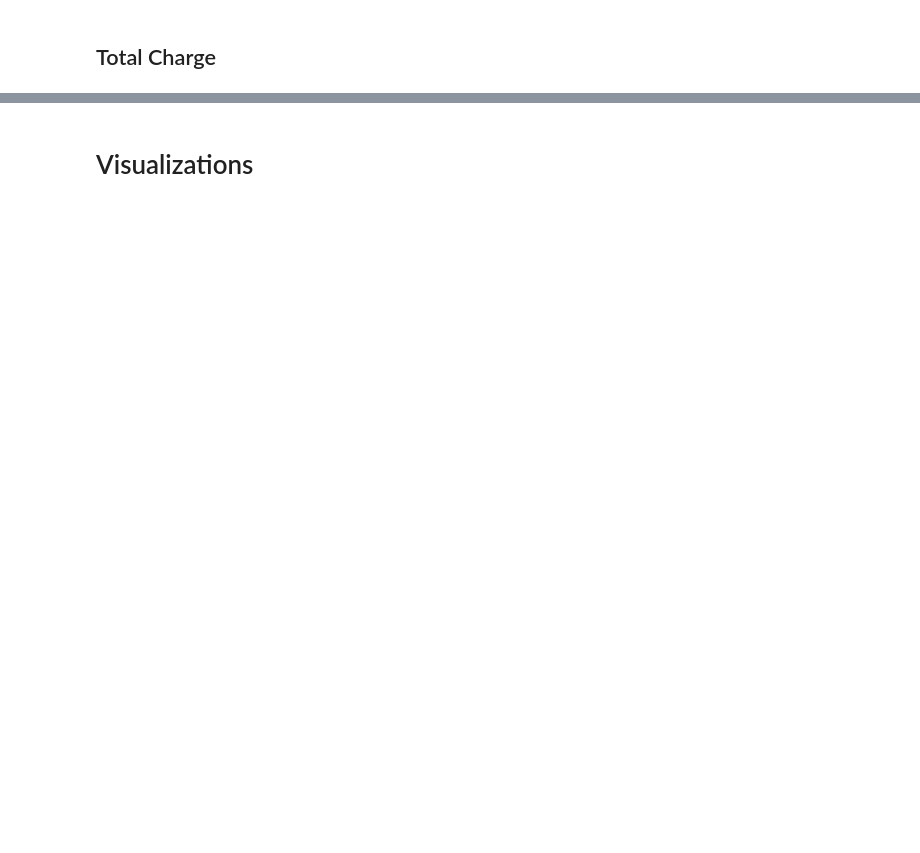
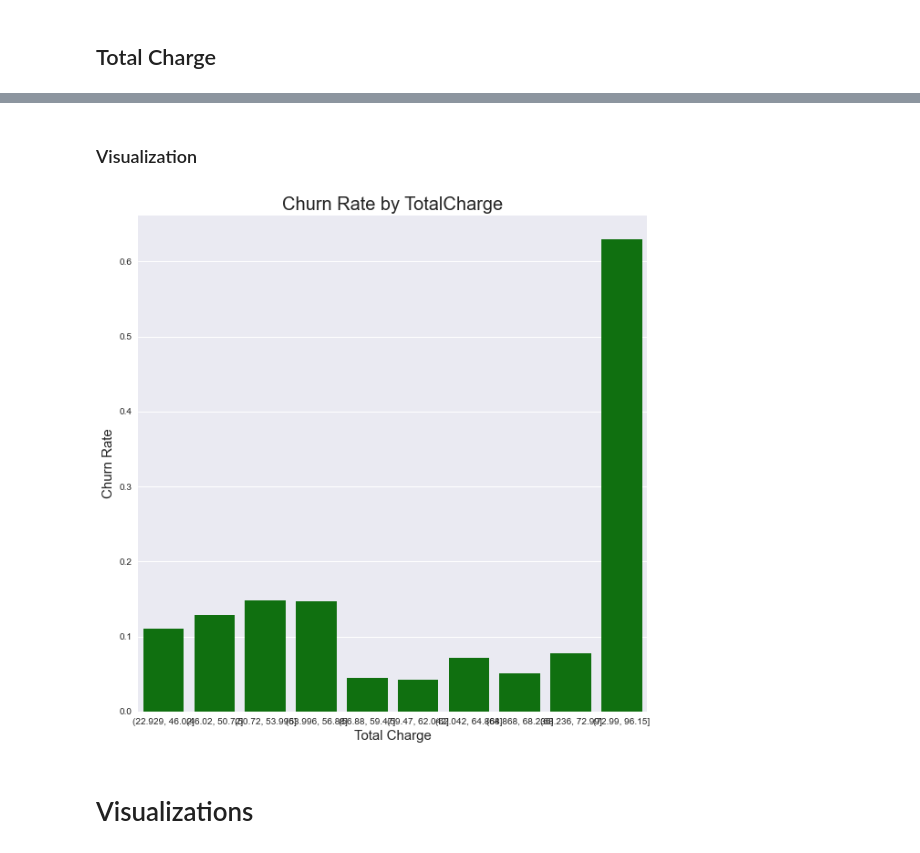
Before and after one commit to jxn628/syriatel-churn-analysis, a Jupyter notebook: student.ipynb, the cells around one changed output, grey strips where cells are left out. Saved outputs shown, nothing was run; the diff lists cells and outputs as text; code cells hidden in the pictures; blank space fills up the shorter version.

```diff
--- a/student.ipynb
+++ b/student.ipynb
@@ -1430,0 +1679,3 @@ Low Charge = 9.5% churn
+# %%
+blah = blah.rename(columns={"index": "total_charge", "charge_group": "#_of_accounts"})
+blah
@@ -1430,0 +1694,5 @@ Low Charge = 9.5% churn
+# %%
+total_charge_df = total_charge_df.rename(columns={"charge_group": "total_charge"})
+# %%
+total_charge_df = total_charge_df.merge(blah, on="total_charge")
+total_charge_df
@@ -1430,0 +1711,3 @@ Low Charge = 9.5% churn
+# %%
+total_charge_df['churn_rate'] = total_charge_df.apply(lambda x: x['churn'] / x['#_of_accounts'], axis=1)
+total_charge_df
@@ -1431,3 +1726,20 @@ Low Charge = 9.5% churn
+# %% [markdown]
+### Visualization
+# %%
+fig, ax = plt.subplots(figsize=(10,10))
+p = sns.barplot(x="total_charge", y="churn_rate", data=total_charge_df, color='green');
+
+p.set_xlabel("Total Charge", fontsize = 15)
+p.set_ylabel("Churn Rate", fontsize = 15)
+#p.xaxis.set_major_formatter(display_millions)
+p.set_title("Churn Rate by TotalCharge", fontsize = 20)
+plt.figsize=(30,20)
+#plt.axhline(y=0)
+#plt.savefig('images/project_1_scatter_1')
+
+plt.show();
+# %% [output]
+[figure, added]
 # %% [markdown]
 # Visualizations
 # %%
```
Also changed, not shown: parts of 81 cells of this notebook.
